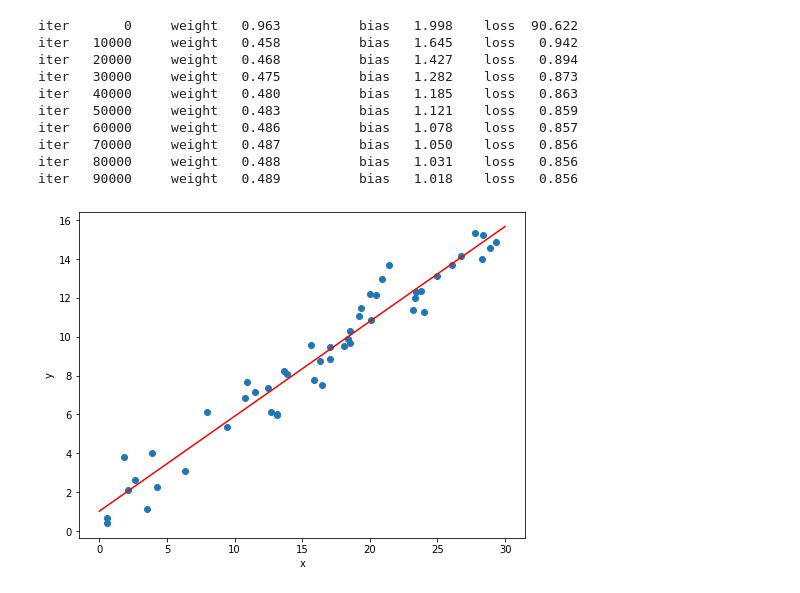
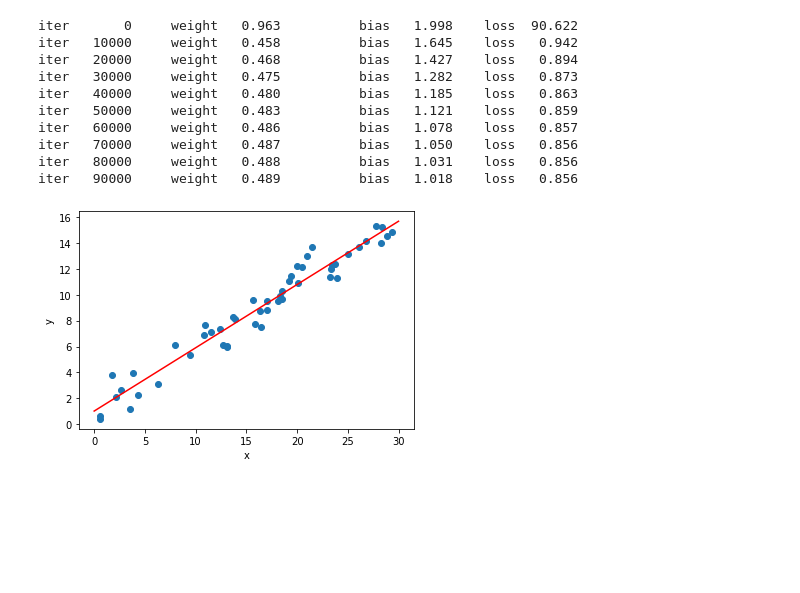
Before and after one commit to waitingcheung/PyML, a Jupyter notebook: examples/linear_regression.ipynb, the cells around one changed output. Cells and saved outputs as stored; diff of their text form; code cells hidden in the pictures; blank space fills up the shorter version.

```diff
--- a/examples/linear_regression.ipynb
+++ b/examples/linear_regression.ipynb
@@ -12,7 +12,7 @@ from lib.linear_regression import LinearRegression
 np.random.seed(seed=0)
 # %%
 # x from 0 to 30
-x = 30 * np.random.random((50, 1))
+X = 30 * np.random.random((50, 1))
 
 # y = a*x + b with noise
-y = 0.5 * x + 1.0 + np.random.normal(size=x.shape)
+y = 0.5 * X + 1.0 + np.random.normal(size=X.shape)
@@ -19,7 +24,7 @@ y = 0.5 * x + 1.0 + np.random.normal(size=x.shape)
 # %%
 # create a linear regression model
 model = LinearRegression(verbose=True)
-model.fit(x, y)
+model.fit(X, y)
 # %% [output]
 iter       0     weight   0.963          bias   1.998    loss  90.622
 iter   10000     weight   0.458          bias   1.645    loss   0.942
@@ -33,20 +38,19 @@ iter   80000     weight   0.488          bias   1.031    loss   0.856
 iter   90000     weight   0.489          bias   1.018    loss   0.856
 # %%
 # predict y from the data
-x_new = np.linspace(0, 30, 100)
-y_new = model.predict(x_new[:, np.newaxis])
+X_new = np.linspace(0, 30, 100)
+y_new = model.predict(X_new[:, np.newaxis])
 # %%
 # plot the results
-plt.figure(figsize=(8, 6))
 ax = plt.axes()
-ax.scatter(x, y)
-ax.plot(x_new, y_new, 'r')
+ax.scatter(X, y)
+ax.plot(X_new, y_new, 'r')
 
 ax.set_xlabel('x')
 ax.set_ylabel('y')
 
 ax.axis('tight')
 
 plt.show()
 # %% [output]
-[figure, old version]
+[figure, new version]
```
Also changed, not shown: parts of 1 cell of this notebook, 1 other file.
